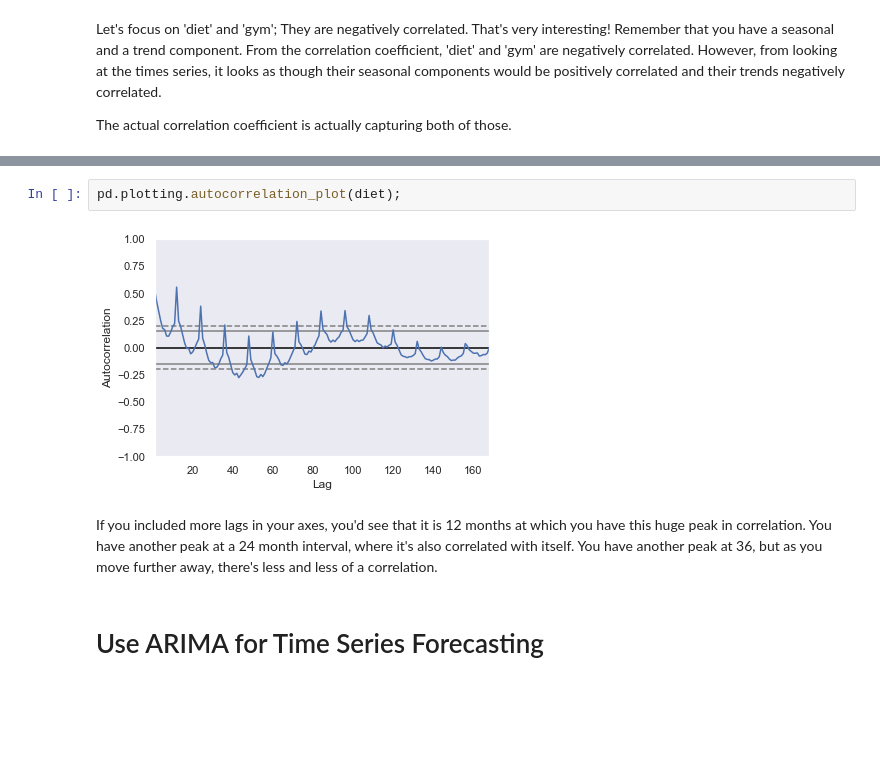
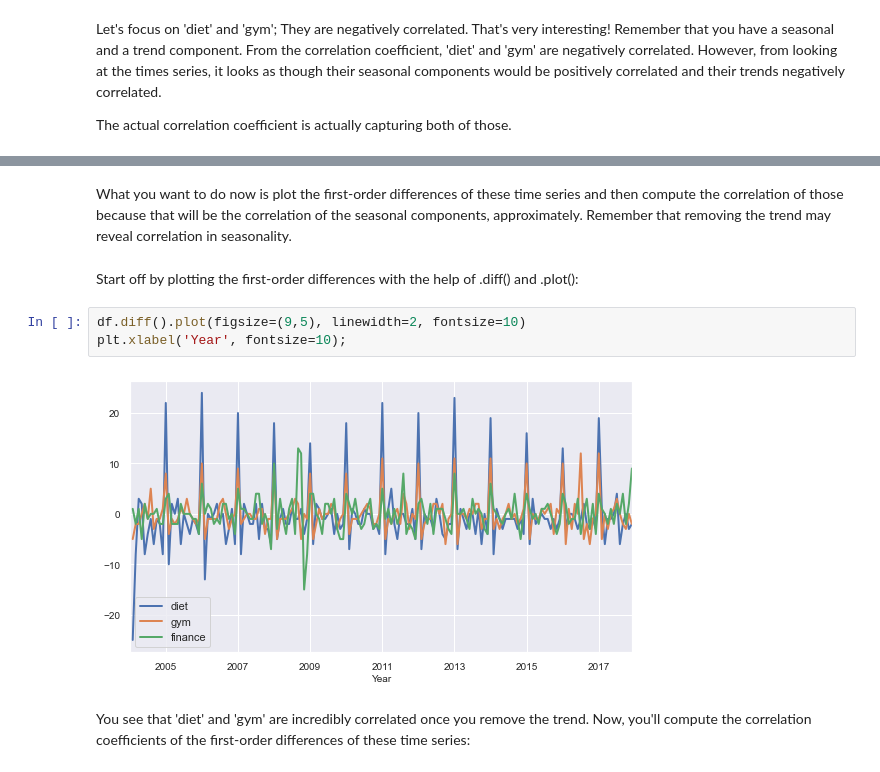
Before and after one commit to kauber/Five_Easy_Pieces, a Jupyter notebook: Time-Series Analysis Check In.ipynb, the cells around one changed output, grey strips where cells are left out. Cells and saved outputs as stored; diff of their text form; blank space fills up the shorter version.

```diff
--- a/Time-Series Analysis Check In.ipynb
+++ b/Time-Series Analysis Check In.ipynb
@@ -175,8 +149,11 @@ Use the plotting interface of pandas, which has the autocorrelation_plot() funct
-# %%
-pd.plotting.autocorrelation_plot(diet);
-# %% [output]
-[figure, removed]
-# %% [markdown]
-If you included more lags in your axes, you'd see that it is 12 months at which you have this huge peak in correlation. You have another peak at a 24 month interval, where it's also correlated with itself. You have another peak at 36, but as you move further away, there's less and less of a correlation.
-# %% [markdown]
-# Use ARIMA for Time Series Forecasting
+# %% [markdown]
+What you want to do now is plot the first-order differences of these time series and then compute the correlation of those because that will be the correlation of the seasonal components, approximately. Remember that removing the trend may reveal correlation in seasonality.
+# %% [markdown]
+Start off by plotting the first-order differences with the help of .diff() and .plot():
+# %%
+df.diff().plot(figsize=(9,5), linewidth=2, fontsize=10)
+plt.xlabel('Year', fontsize=10);
+# %% [output]
+[figure, added]
+# %% [markdown]
+You see that 'diet' and 'gym' are incredibly correlated once you remove the trend. Now, you'll compute the correlation coefficients of the first-order differences of these time series:
```
Also changed, not shown: parts of 21 cells of this notebook, 1 other file.
